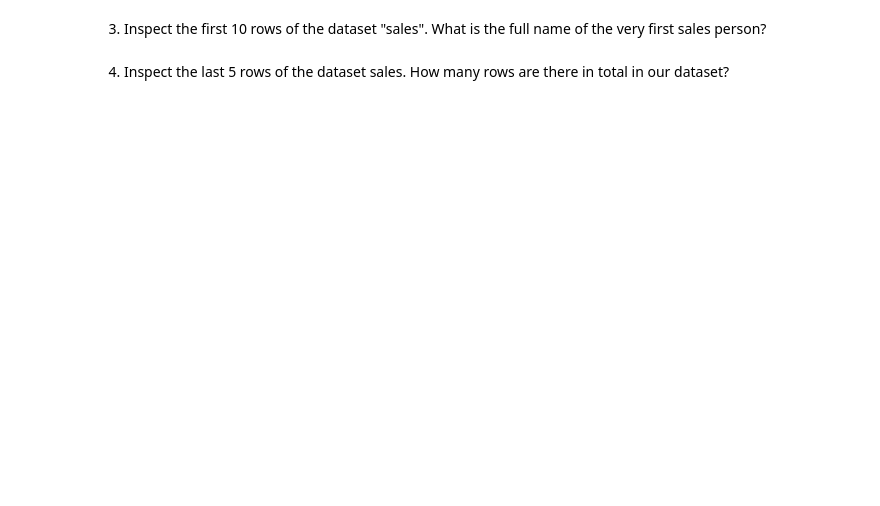
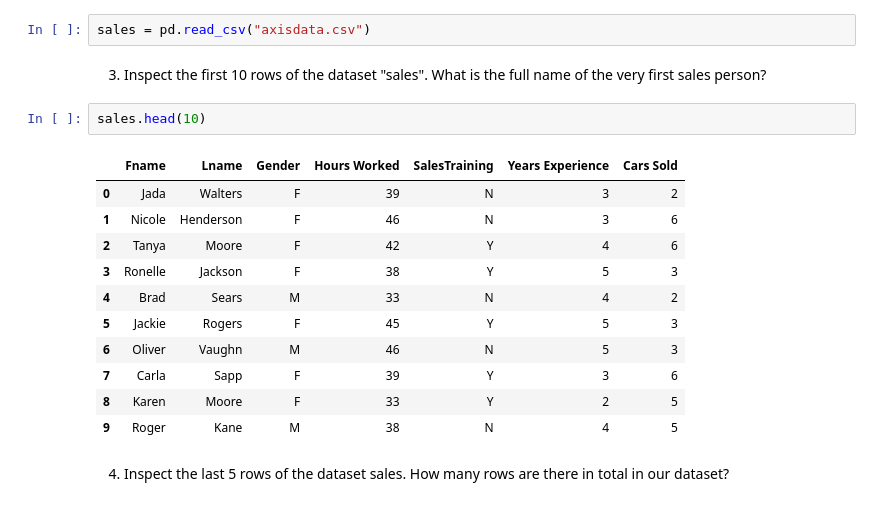
Before and after one commit to rabino15/Intro-to-Data-and-Datasets, a Jupyter notebook: Module 7 - Intro to Data and Datasets (1).ipynb, the cells around one changed output. Saved outputs shown, nothing was run; the diff lists cells and outputs as text; blank space fills up the shorter version.

```diff
--- a/Module 7 - Intro to Data and Datasets (1).ipynb
+++ b/Module 7 - Intro to Data and Datasets (1).ipynb
@@ -784,7 +900,23 @@ df.to_csv("new file.csv")
         SalesTraining: if sales person ever received sales training
         Years Experience: total years of sales experience
         Cars Sold: number of cars sold in the last week
+# %%
+sales = pd.read_csv("axisdata.csv")
 # %% [markdown]
 3. Inspect the first 10 rows of the dataset "sales". What is the full name of the very first sales person?
+# %%
+sales.head(10)
+# %% [output]
+|  | Fname | Lname | Gender | Hours Worked | SalesTraining | Years Experience | Cars Sold |
+| 0 | Jada | Walters | F | 39 | N | 3 | 2 |
+| 1 | Nicole | Henderson | F | 46 | N | 3 | 6 |
+| 2 | Tanya | Moore | F | 42 | Y | 4 | 6 |
+| 3 | Ronelle | Jackson | F | 38 | Y | 5 | 3 |
+| 4 | Brad | Sears | M | 33 | N | 4 | 2 |
+| 5 | Jackie | Rogers | F | 45 | Y | 5 | 3 |
+| 6 | Oliver | Vaughn | M | 46 | N | 5 | 3 |
+| 7 | Carla | Sapp | F | 39 | Y | 3 | 6 |
+| 8 | Karen | Moore | F | 33 | Y | 2 | 5 |
+| 9 | Roger | Kane | M | 38 | N | 4 | 5 |
 # %% [markdown]
 4. Inspect the last 5 rows of the dataset sales. How many rows are there in total in our dataset?
```
Also changed, not shown: parts of 26 cells of this notebook.
